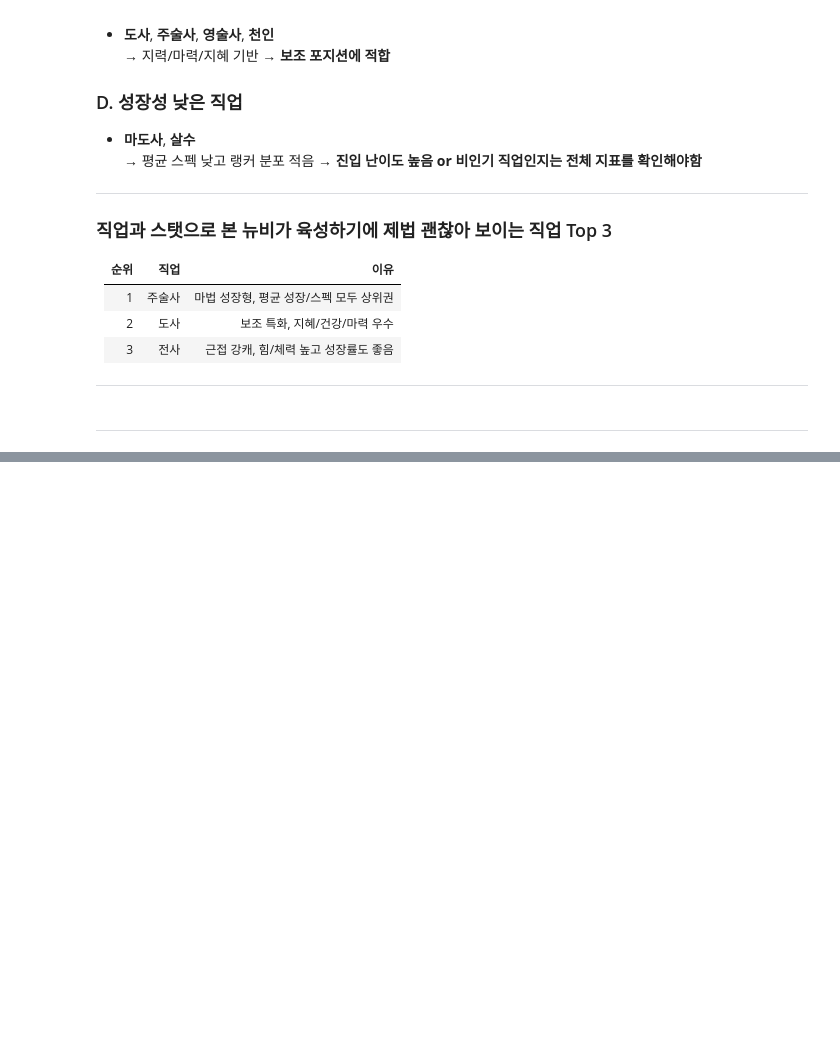
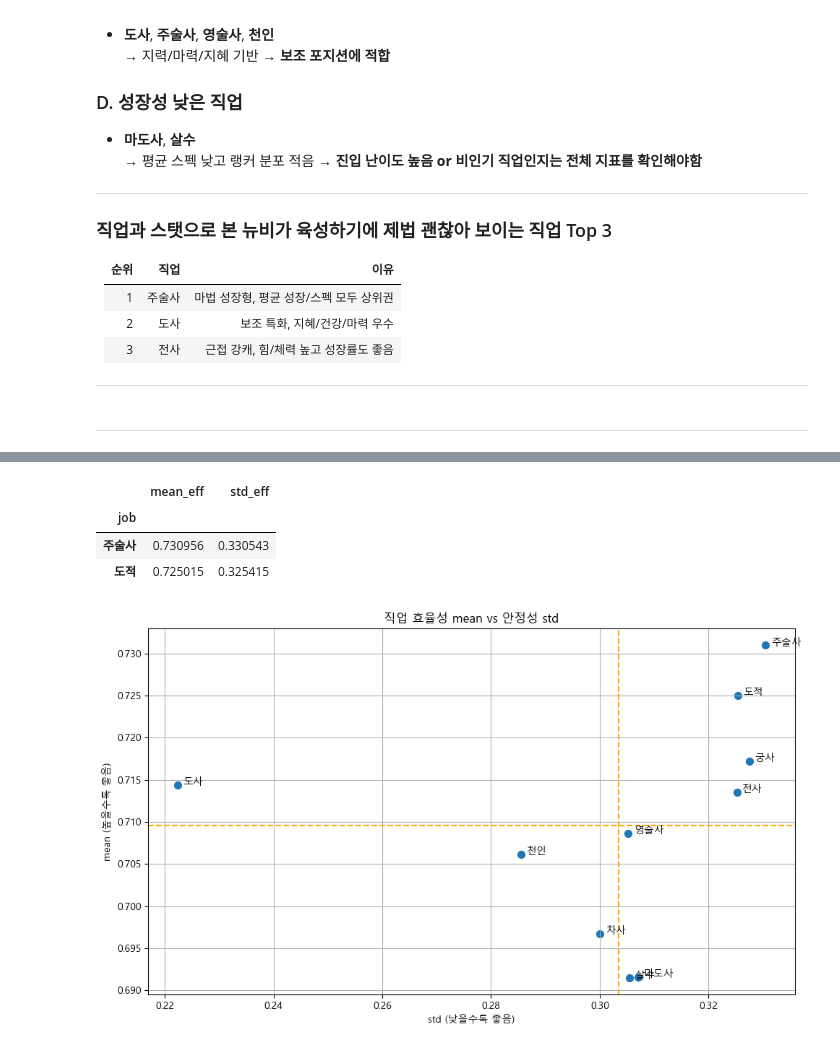
Before and after one commit to pjjongho/NEXON_API, a Jupyter notebook: Baram/main_analysis/analysis.ipynb, the cells around one changed output, grey strips where cells are left out. Cells and saved outputs as stored; diff of their text form; code cells hidden in the pictures; blank space fills up the shorter version.

```diff
--- a/Baram/main_analysis/analysis.ipynb
+++ b/Baram/main_analysis/analysis.ipynb
@@ -300,0 +343,36 @@ for col in stats_cols:
+# %%
+# 평균과 표준편차 계산
+job_stat_eff['mean_eff'] = job_stat_eff.mean(axis=1)
+job_stat_eff['std_eff'] = job_stat_eff.std(axis=1)
+
+# 효율성과 안정성기준으로 정렬하려면 평균이 높고 편차는 낮은 순으로 정렬해야함
+job_eff_sorted = job_stat_eff.sort_values(by=['mean_eff','std_eff'], ascending=[False,True])
+
+job_eff_sorted[['mean_eff','std_eff']].head(2)
+# %% [output]
+|  | mean_eff | std_eff |
+| job |  |  |
+| 주술사 | 0.730956 | 0.330543 |
+| 도적 | 0.725015 | 0.325415 |
+# %%
+plt.figure(figsize=(10,6))
+
+# scatter로 확인하기
+plt.scatter(job_eff_sorted['std_eff'], job_eff_sorted['mean_eff'], s=50)
+
+for job in job_eff_sorted.index:
+    plt.text(x = job_eff_sorted.loc[job, 'std_eff'] + 0.001,
+             y = job_eff_sorted.loc[job, 'mean_eff'],
+             s = job)
+
+plt.axhline(y=job_eff_sorted['mean_eff'].mean(), color='orange', linestyle='--')
+plt.axvline(x=job_eff_sorted['std_eff'].mean(), color='orange', linestyle='--')
+
+plt.title('직업 효율성 mean vs 안정성 std')
+plt.xlabel('std (낮을수록 좋음)')
+plt.ylabel('mean (높을수록 좋음)')
+plt.grid(True)
+plt.tight_layout()
+plt.show()
+# %% [output]
+[figure, added]
```
Also changed, not shown: parts of 34 cells of this notebook.
